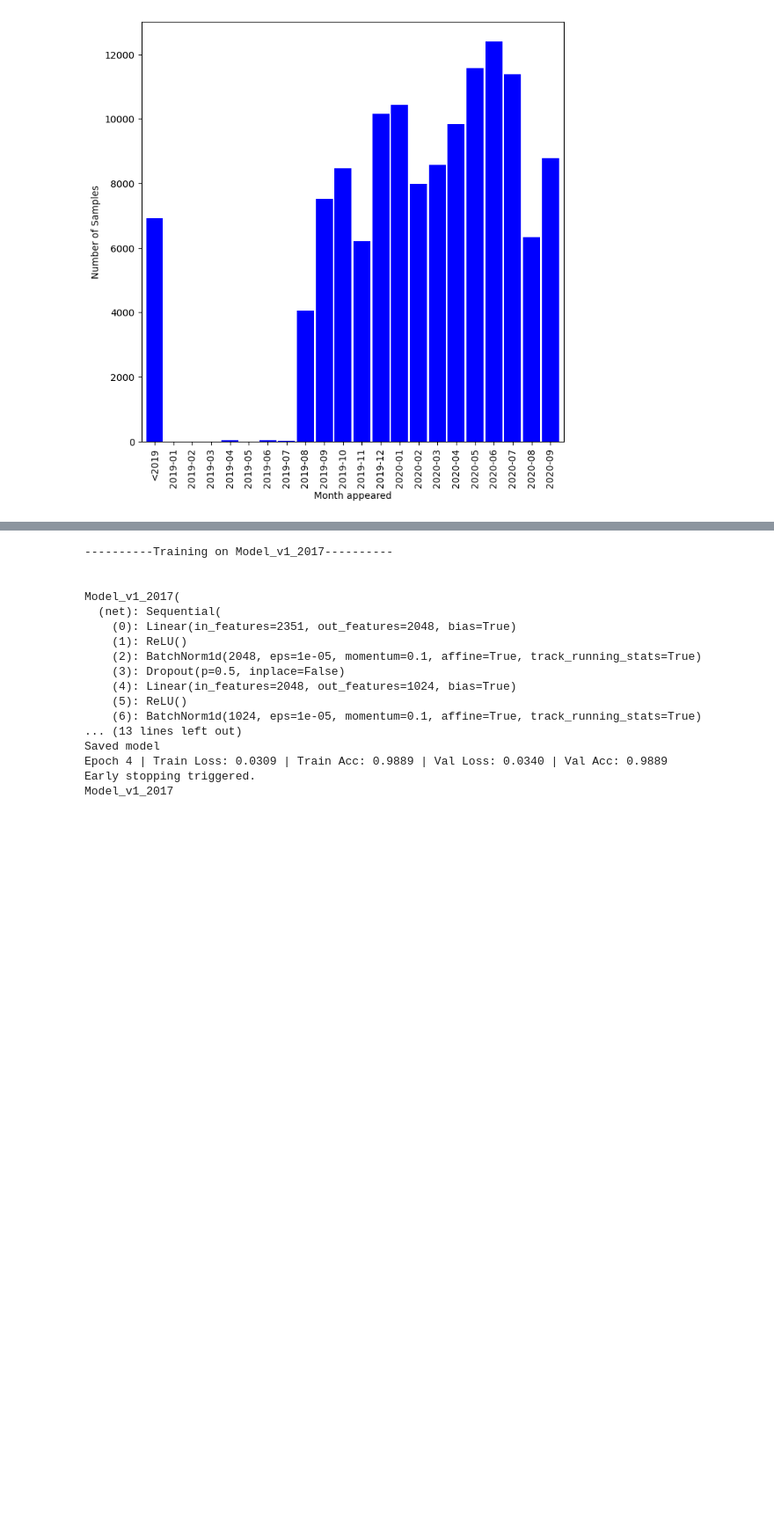
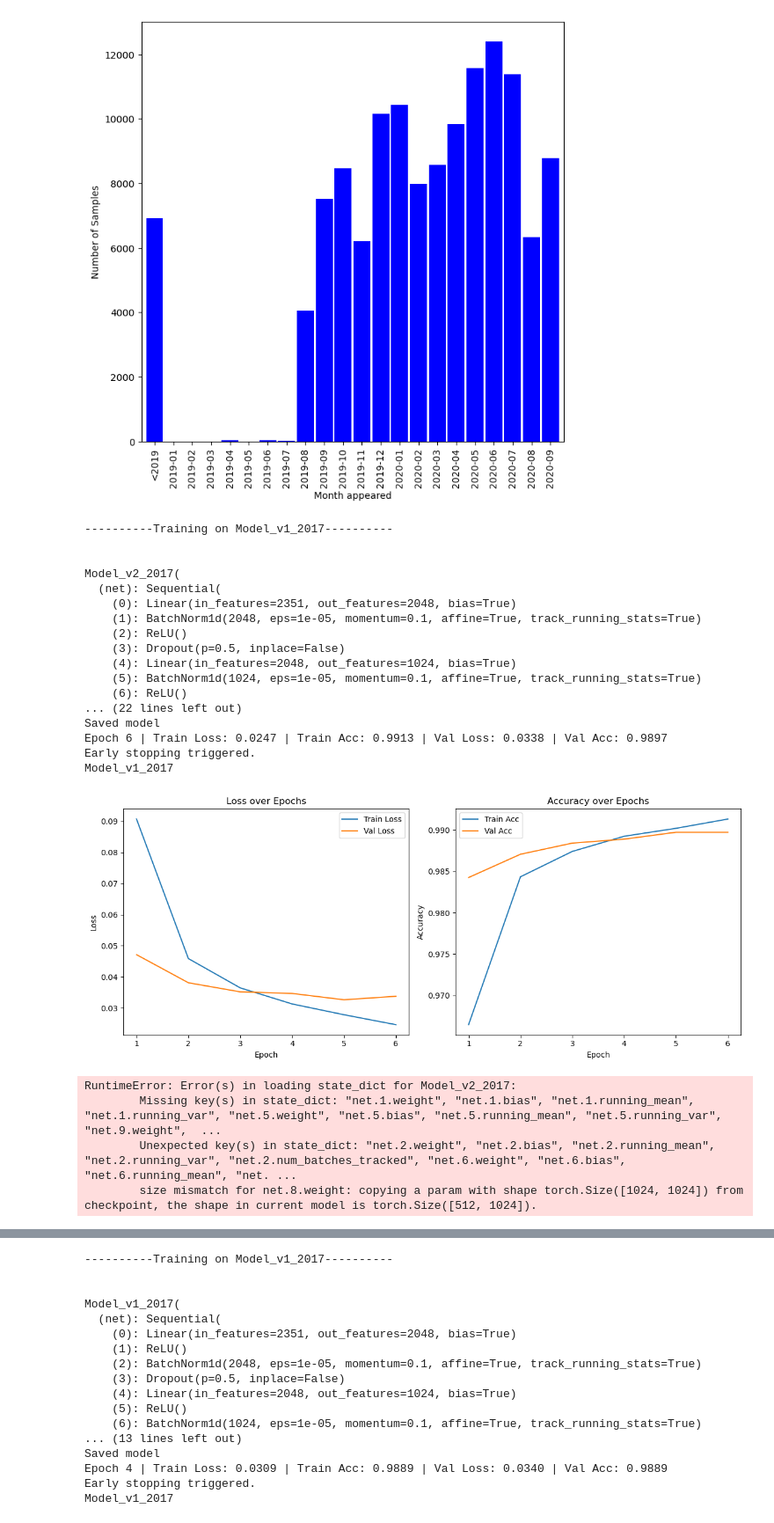
Before and after one commit to AlisaUrsu/SentinelExec_Models, a Jupyter notebook: 2017_dataset.ipynb, the cells around one changed output, grey strips where cells are left out. Shown at 88% size. Cells and saved outputs as stored; diff of their text form; code cells hidden in the pictures; blank space fills up the shorter version.

```diff
--- a/2017_dataset.ipynb
+++ b/2017_dataset.ipynb
@@ -200,7 +200,7 @@ import feature_extractors
 
 data_dir = "F://ember_dataset//ember"
 X_train, y_train, X_val, y_val, X_test, y_test = feature_extractors.read_vectorized_features_2(data_dir)
-train_loader, val_loader, test_loader, scaler = idk.prepare_dataloaders(X_train, y_train, X_val, y_val, X_test, y_test, batch_size=128)
+train_loader, val_loader, test_loader, scaler = idk.prepare_dataloaders(X_train, y_train, X_val, y_val, X_test, y_test, batch_size=256)
 joblib.dump(scaler, "scalers/scaler_2017_v2.pkl")
 print(X_train.shape, X_val.shape, X_test.shape)
 # %% [output]
@@ -451,3 +451,53 @@ def plot_monthly_counts_grouped(csv_path):
 plot_monthly_counts_grouped("bodmas_metadata.csv")
 # %% [output]
 [figure]
+# %%
+import torch.nn as nn
+import torch.optim as optim
+import idk
+
+print("----------Training on Model_v1_2017----------\n\n")
+
+
+device = torch.device("cuda" if torch.cuda.is_available() else "cpu")
+model = Model_v2_2017()
+print(model)
+results = idk.train_model(model, train_loader, val_loader, device, 20, 0.0001, "models/Model_v2_2017_128.pth")
+
+idk.plot_training_metrics(
+    results["train_losses"],
+    results["val_losses"],
+    results["train_accuracies"],
+    results["val_accuracies"],
+    model_name="Model_v1_2017"
+)
+
+model.load_state_dict(torch.load("models/Model_v1_2017_128.pth"))
+test_results = idk.evaluate_model_on_test(model, test_loader, device)
+
+idk.plot_roc_curve(test_results["labels"], test_results["probs"])
+idk.plot_confusion_matrix(test_results["labels"], test_results["probs"])
+idk.evaluate_at_fpr_thresholds(test_results["labels"], test_results["probs"], fpr_targets=[0.01, 0.001])
+# %% [output]
+----------Training on Model_v1_2017----------
+
+
+Model_v2_2017(
+  (net): Sequential(
+    (0): Linear(in_features=2351, out_features=2048, bias=True)
+    (1): BatchNorm1d(2048, eps=1e-05, momentum=0.1, affine=True, track_running_stats=True)
+    (2): ReLU()
+    (3): Dropout(p=0.5, inplace=False)
+    (4): Linear(in_features=2048, out_features=1024, bias=True)
+    (5): BatchNorm1d(1024, eps=1e-05, momentum=0.1, affine=True, track_running_stats=True)
+    (6): ReLU()
+... (22 lines left out)
+Saved model
+Epoch 6 | Train Loss: 0.0247 | Train Acc: 0.9913 | Val Loss: 0.0338 | Val Acc: 0.9897
+Early stopping triggered.
+Model_v1_2017
+[figure, added]
+RuntimeError: Error(s) in loading state_dict for Model_v2_2017:
+        Missing key(s) in state_dict: "net.1.weight", "net.1.bias", "net.1.running_mean", "net.1.running_var", "net.5.weight", "net.5.bias", "net.5.running_mean", "net.5.running_var", "net.9.weight",  ...
+        Unexpected key(s) in state_dict: "net.2.weight", "net.2.bias", "net.2.running_mean", "net.2.running_var", "net.2.num_batches_tracked", "net.6.weight", "net.6.bias", "net.6.running_mean", "net. ...
+        size mismatch for net.8.weight: copying a param with shape torch.Size([1024, 1024]) from checkpoint, the shape in current model is torch.Size([512, 1024]).
```
Also changed, not shown: parts of 1 cell of this notebook, 30 other files.
